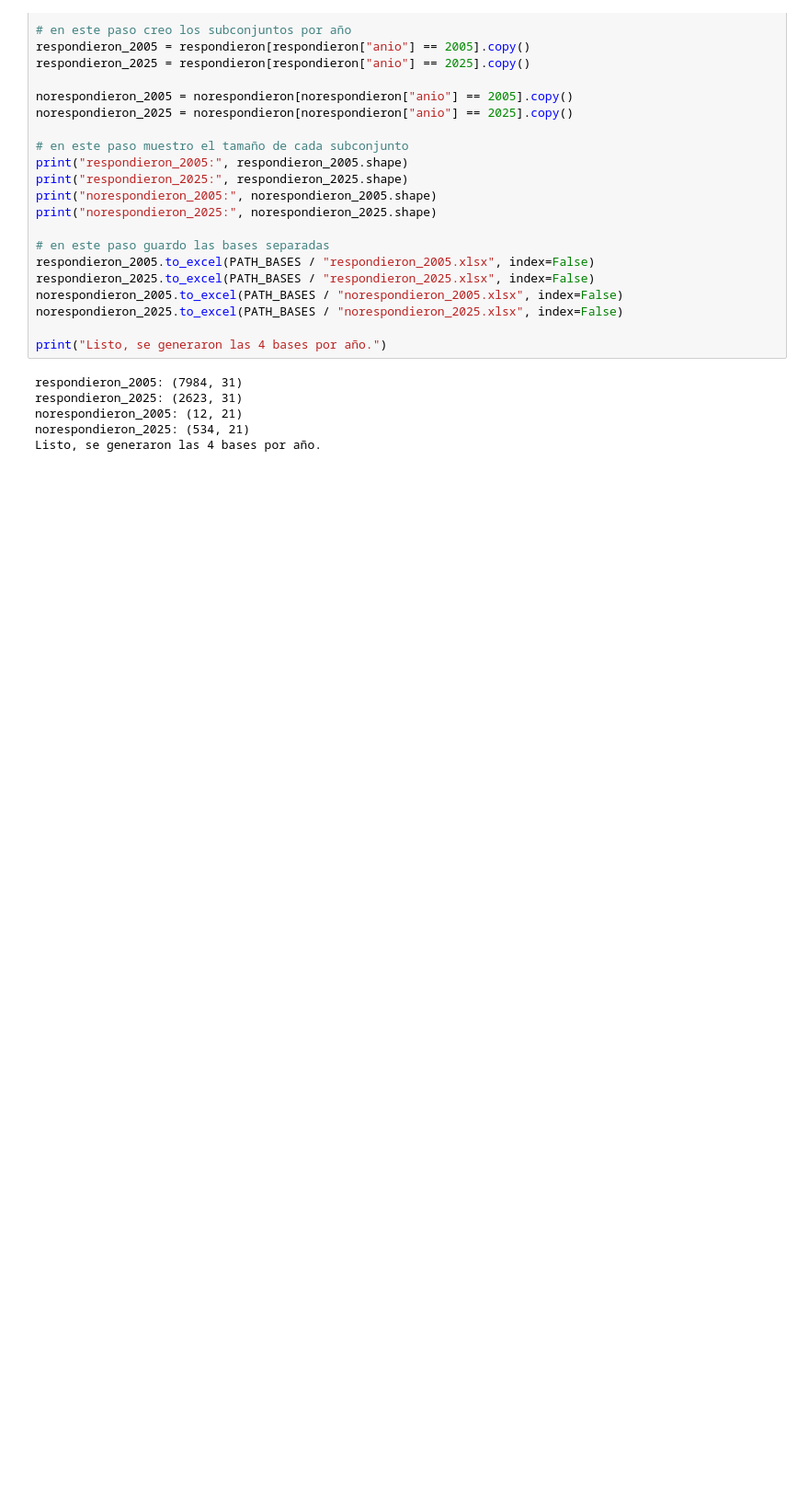
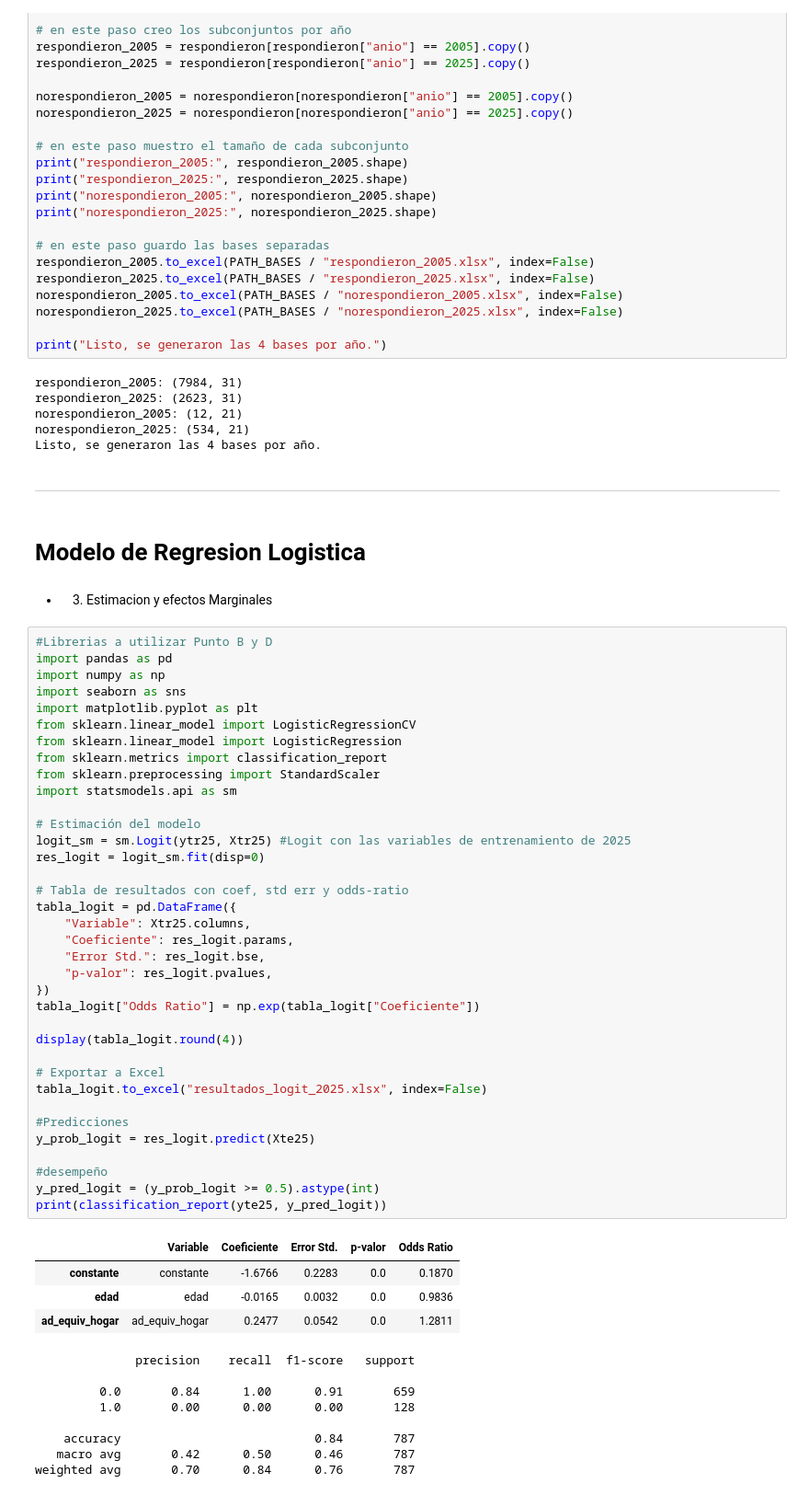
Before and after one commit to Datso653/BigDataUBA-Grupo-4, a Jupyter notebook: TP4/Untitled.ipynb, the cells around one changed output. Shown: that part at 92% size. Saved outputs shown, nothing was run; the diff lists cells and outputs as text; blank space fills up the shorter version.

```diff
--- a/TP4/Untitled.ipynb
+++ b/TP4/Untitled.ipynb
@@ -178,3 +178,58 @@ respondieron_2025: (2623, 31)
 norespondieron_2005: (12, 21)
 norespondieron_2025: (534, 21)
 Listo, se generaron las 4 bases por año.
+# %% [markdown]
+---
+# %% [markdown]
+# Modelo de Regresion Logistica
+# %% [markdown]
+* 3) Estimacion y efectos Marginales
+# %%
+#Librerias a utilizar Punto B y D
+import pandas as pd
+import numpy as np
+import seaborn as sns
+import matplotlib.pyplot as plt
+from sklearn.linear_model import LogisticRegressionCV
+from sklearn.linear_model import LogisticRegression
+from sklearn.metrics import classification_report
+from sklearn.preprocessing import StandardScaler
+import statsmodels.api as sm
+
+# Estimación del modelo
+logit_sm = sm.Logit(ytr25, Xtr25) #Logit con las variables de entrenamiento de 2025
+res_logit = logit_sm.fit(disp=0)
+
+# Tabla de resultados con coef, std err y odds-ratio
+tabla_logit = pd.DataFrame({
+    "Variable": Xtr25.columns,
+    "Coeficiente": res_logit.params,
+    "Error Std.": res_logit.bse,
+    "p-valor": res_logit.pvalues,
+})
+tabla_logit["Odds Ratio"] = np.exp(tabla_logit["Coeficiente"])
+
+display(tabla_logit.round(4))
+
+# Exportar a Excel
+tabla_logit.to_excel("resultados_logit_2025.xlsx", index=False)
+
+#Predicciones
+y_prob_logit = res_logit.predict(Xte25)
+
+#desempeño
+y_pred_logit = (y_prob_logit >= 0.5).astype(int)
+print(classification_report(yte25, y_pred_logit))
+# %% [output]
+|  | Variable | Coeficiente | Error Std. | p-valor | Odds Ratio |
+| constante | constante | -1.6766 | 0.2283 | 0.0 | 0.1870 |
+| edad | edad | -0.0165 | 0.0032 | 0.0 | 0.9836 |
+| ad_equiv_hogar | ad_equiv_hogar | 0.2477 | 0.0542 | 0.0 | 1.2811 |
+              precision    recall  f1-score   support
+
+         0.0       0.84      1.00      0.91       659
+         1.0       0.00      0.00      0.00       128
+
+    accuracy                           0.84       787
+   macro avg       0.42      0.50      0.46       787
+weighted avg       0.70      0.84      0.76       787
```
Also changed, not shown: parts of 13 cells of this notebook, 9 other files.
